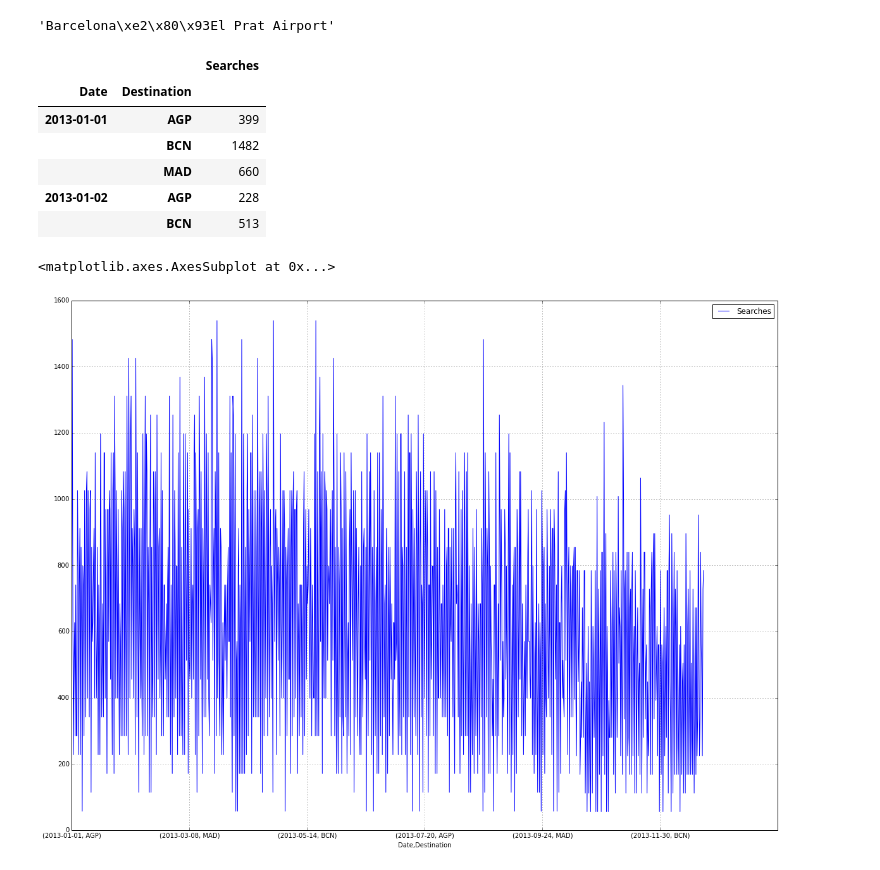
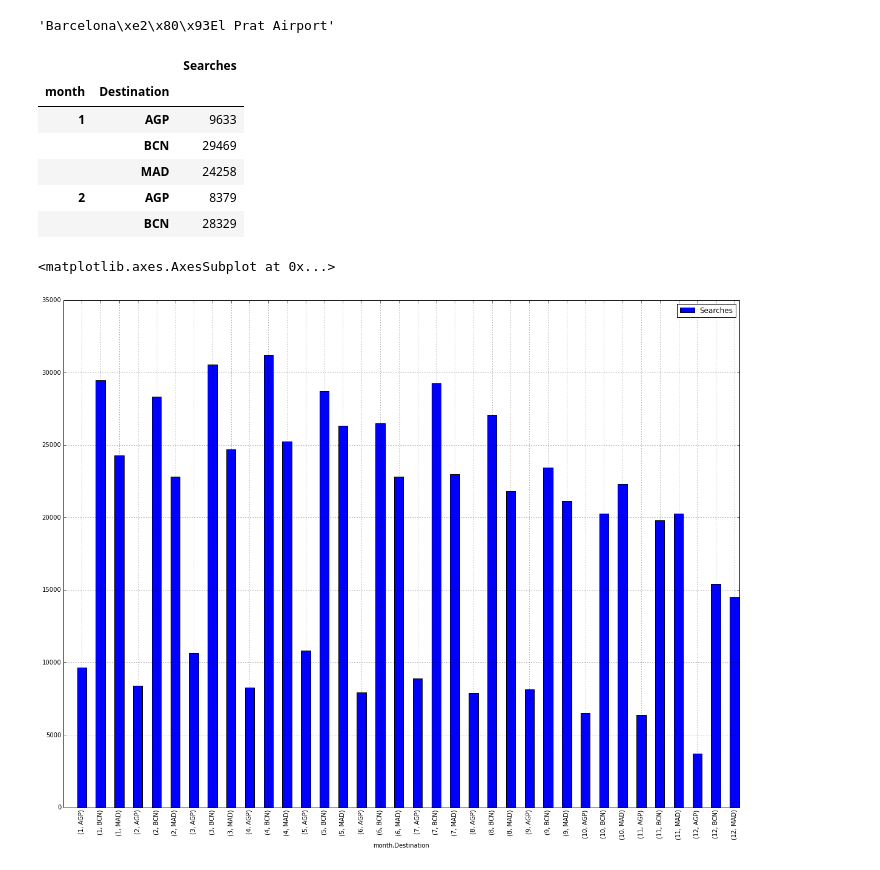
Before and after one commit to XGenAnalytics/data-science, a Jupyter notebook: Flights/Exercises.ipynb, the cells around one changed output. Saved outputs shown, nothing was run; the diff lists cells and outputs as text; code cells hidden in the pictures.

```diff
--- a/Flights/Exercises.ipynb
+++ b/Flights/Exercises.ipynb
@@ -131,22 +131,24 @@ df_search=pd.read_table('C:/amadeus/searches.csv',sep='^',usecols=['Date','Desti
 df2=df_search[df_search['Destination'].isin(['BCN', 'MAD', 'AGP'])]
 # %%
 df2['Searches']=1
+# %%
+df2['month'] = pd.DatetimeIndex(df2['Date']).month
 # %%
 rcParams['figure.figsize'] = 20, 15
 # %%
-df3= df2.groupby(['Date','Destination']).sum()
+df3= df2.groupby(['month','Destination']).sum()
 # %%
 df3.head()
 # %% [output]
 |  |  | Searches |
-| Date | Destination |  |
-| 2013-01-01 | AGP | 399 |
-|  | BCN | 1482 |
-|  | MAD | 660 |
-| 2013-01-02 | AGP | 228 |
-|  | BCN | 513 |
+| month | Destination |  |
+| 1 | AGP | 9633 |
+|  | BCN | 29469 |
+|  | MAD | 24258 |
+| 2 | AGP | 8379 |
+|  | BCN | 28329 |
 # %%
-df3.plot()
+df3.plot(kind='bar')
 # %% [output]
 <matplotlib.axes.AxesSubplot at 0x...>
-[figure, old version]
+[figure, new version]
```
Also changed, not shown: parts of 1 cell of this notebook.
